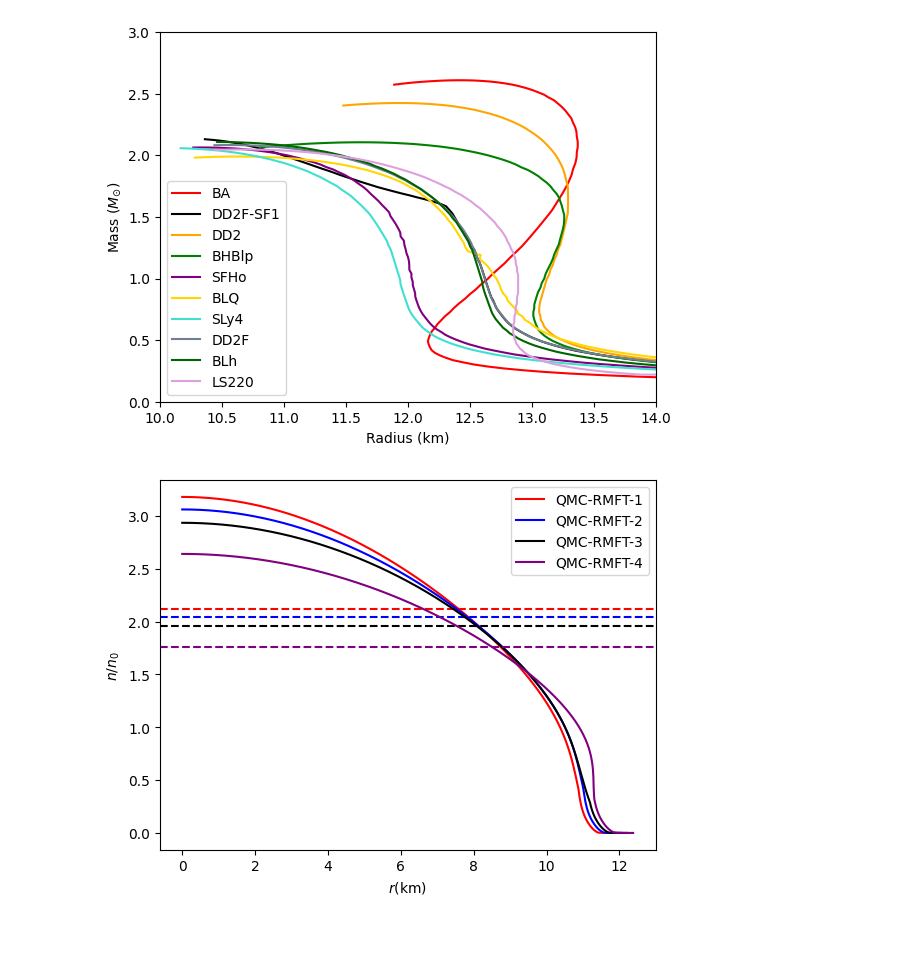
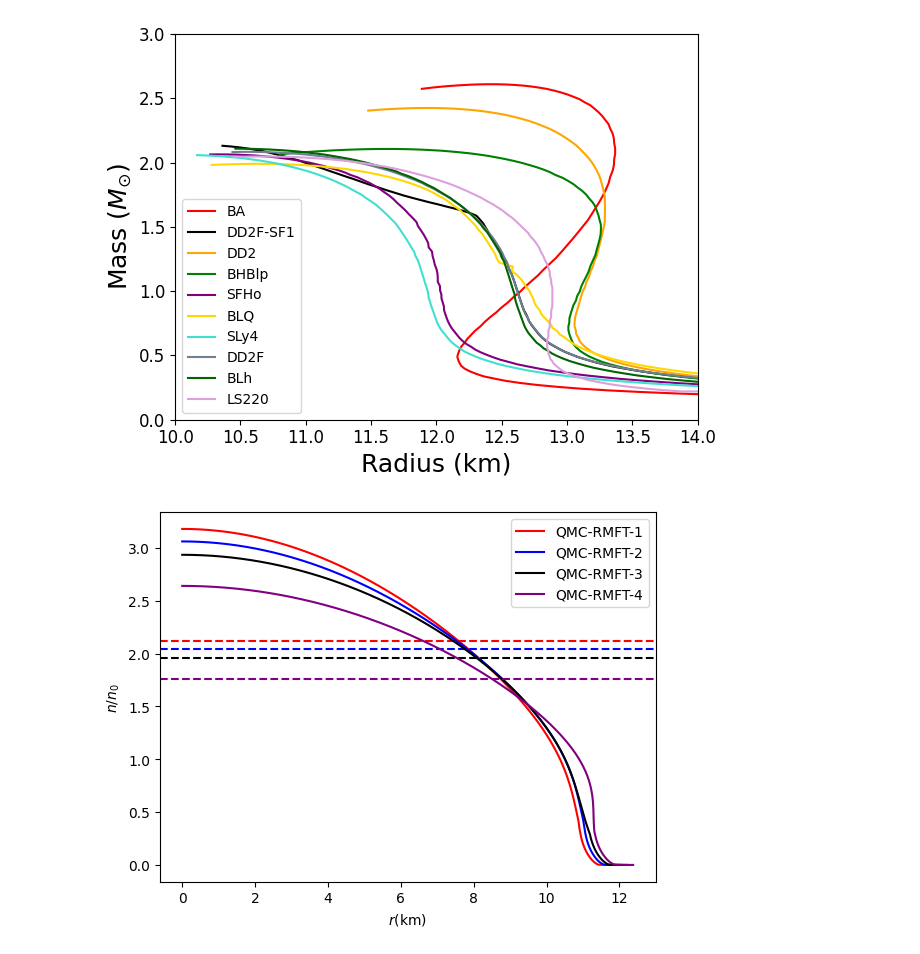
Before and after one commit to astro-man98/High_Density_Sound_Speed, a Jupyter notebook: CORE_FIgures.ipynb, the cells around one changed output. Saved outputs shown, nothing was run; the diff lists cells and outputs as text; code cells hidden in the pictures.

```diff
--- a/CORE_FIgures.ipynb
+++ b/CORE_FIgures.ipynb
@@ -24,18 +24,25 @@ eos_colors = {"BA": "red",
 # %%
 rmft_colors = ["Red","Blue","Black","Purple"]
 # %%
+CORE_MVR_fig,CORE_MVR_axes = plt.subplots(1)
+axes_label_fontsize = 18
+tick_label_fontsize = 12
+text_fontsize = 16
+
 for eos in eos_colors:
     mvr_data = np.loadtxt(f'./Figure_Data/EOS/MVR/CORE/{eos}_MVR.txt')
-    plt.plot(mvr_data[:,1],mvr_data[:,0],color=eos_colors[eos],label=eos)
-plt.legend()
-plt.gca().set_xlim([10,14])
-plt.gca().set_ylim([0,3.0])
-plt.gca().set_xlabel(r'Radius (km)')
-plt.gca().set_ylabel(r'Mass ($M_{\odot}$)')
+    CORE_MVR_axes.plot(mvr_data[:,1],mvr_data[:,0],color=eos_colors[eos],label=eos)
+CORE_MVR_axes.legend()
+CORE_MVR_axes.set_xlim([10,14])
+CORE_MVR_axes.set_ylim([0,3.0])
+CORE_MVR_axes.set_xlabel(r'Radius (km)',fontsize=axes_label_fontsize)
+CORE_MVR_axes.set_ylabel(r'Mass ($M_{\odot}$)',fontsize = axes_label_fontsize)
+CORE_MVR_axes.tick_params(labelsize=tick_label_fontsize)
+CORE_MVR_fig.tight_layout()
 
-plt.savefig('./Figures/Final_Paper_Figs/CORE_MVR.pdf',format = 'pdf',dpi = 300)
+CORE_MVR_fig.savefig('./Figures/Final_Paper_Figs/CORE_MVR.pdf',format = 'pdf',dpi = 300)
 # %% [output]
-[figure, old version]
+[figure, new version]
 # %%
 rmft_dens_data = [None,None,None,None]
 rmft_stop = [0,0,0,0]
```
Also changed, not shown: parts of 6 cells of this notebook, 43 other files.
